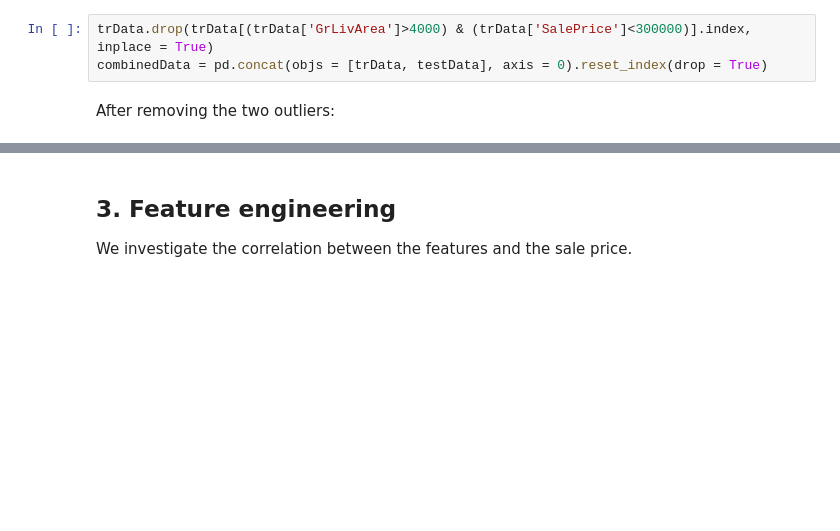
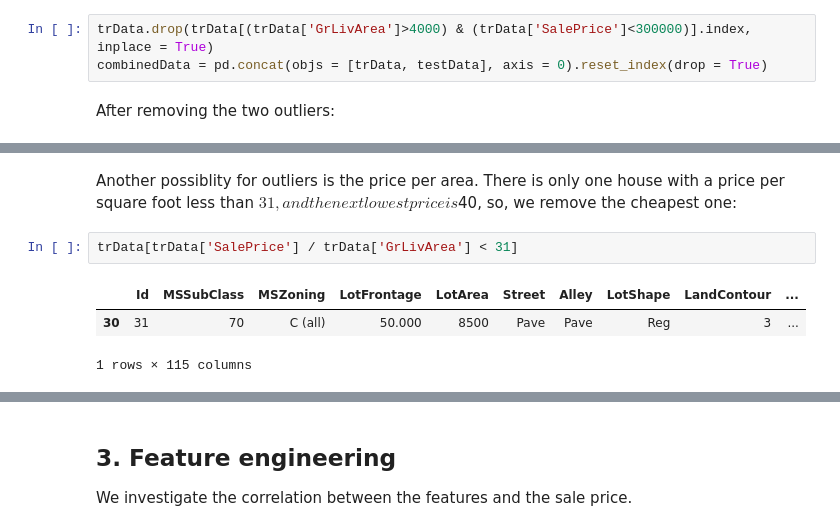
Before and after one commit to hamedrazavi/house_price_prediction_kaggle, a Jupyter notebook: house_prices_prediction_kaggle.ipynb, the cells around one changed output, grey strips where cells are left out. Cells and saved outputs as stored; diff of their text form; blank space fills up the shorter version.

```diff
--- a/house_prices_prediction_kaggle.ipynb
+++ b/house_prices_prediction_kaggle.ipynb
@@ -242,3 +241,11 @@ plt.xlabel('GrLivArea', fontsize=13)
 # %% [output]
 Text(0.5,0,'GrLivArea')
 [figure]
+# %% [markdown]
+Another possiblity for outliers is the price per area. There is only one house with a price per square foot less than $31, and the next lowest price is $40, so, we remove the cheapest one:
+# %%
+trData[trData['SalePrice'] / trData['GrLivArea'] < 31]
+# %% [output]
+|  | Id | MSSubClass | MSZoning | LotFrontage | LotArea | Street | Alley | LotShape | LandContour | ... |
+| 30 | 31 | 70 | C (all) | 50.000 | 8500 | Pave | Pave | Reg | 3 | ... |
+1 rows × 115 columns
```
Also changed, not shown: parts of 20 cells of this notebook.
